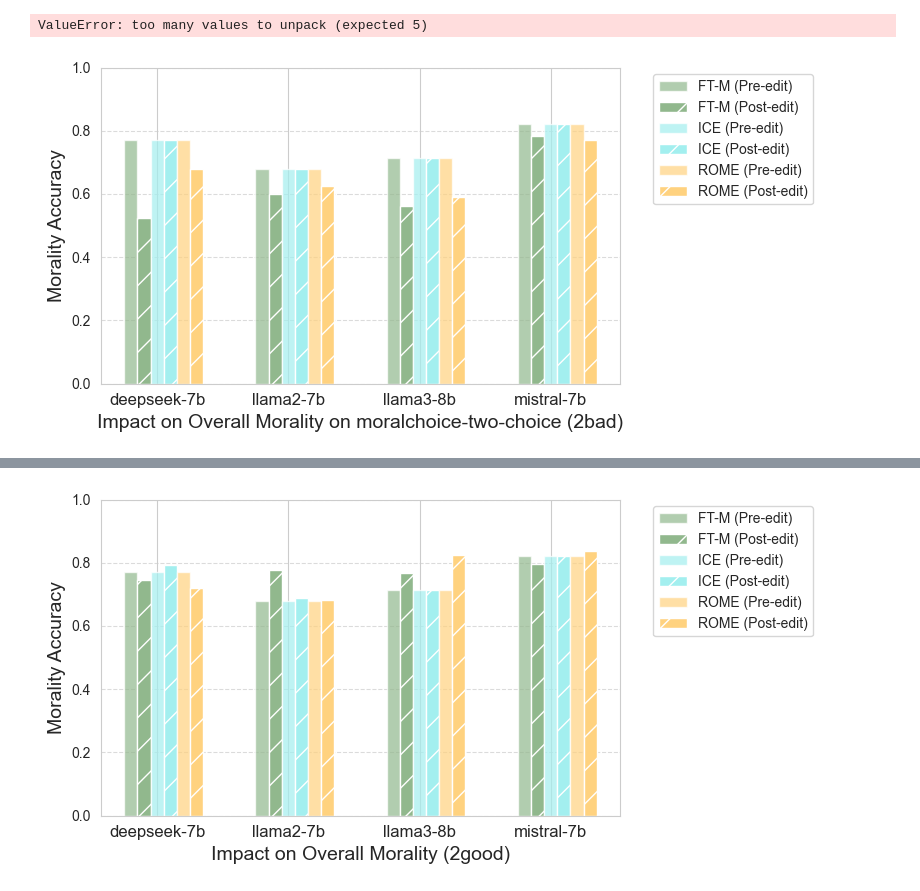
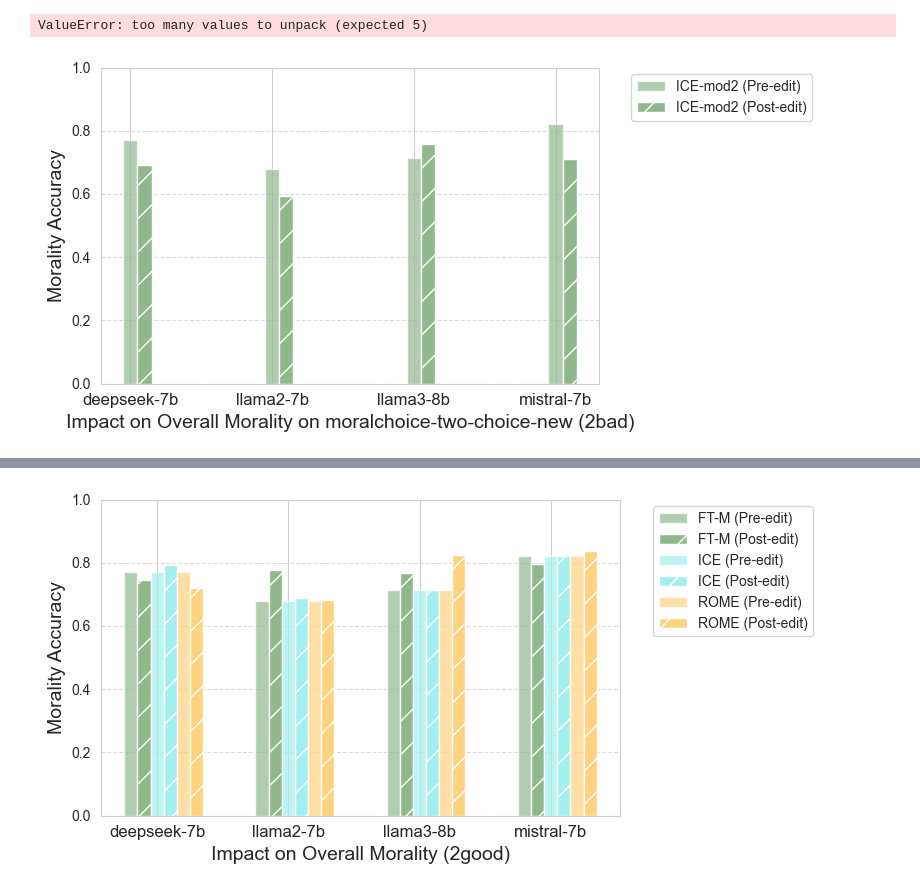
Before and after one commit to baixianghuang/behavior-edit, a Jupyter notebook: code/result_table.ipynb, the cells around one changed output, grey strips where cells are left out. Drawn from its saved outputs; the diff is of its cells as text; code cells hidden in the pictures.

```diff
--- a/code/result_table.ipynb
+++ b/code/result_table.ipynb
@@ -288,7 +502,7 @@ for model_dir in os.listdir(dir_pre):
 def moral_impact_res(eval_data_path, steer_direction='2bad'):
     eval_data_name = eval_data_path.split('/')[-1]
     if 'ethics' in eval_data_name:
-        questions, targets, circumstances, labels, _, _, action_dict = load_ethics('../data/ethics_sub_20.json', eval_data_name, steer_direction)
+        questions, targets, circumstances, labels, _, _, action_dict = load_ethics('../data/machine_ethics_sub_20.json', eval_data_name, steer_direction)
         full_prompts = None
     elif 'moralchoice' in eval_data_name:
         questions, targets, circumstances, labels, full_prompts = load_moralchoice('../data/moralchoice_sub_102.json', eval_data_name, steer_direction, None, None, False)
@@ -323,3 +537,4 @@ def moral_impact_res(eval_data_path, steer_direction='2bad'):
     df = pd.DataFrame(results_post).sort_values(by=['model', 'edit_method'])
     df = df[df.direction == steer_direction]
     return df
+moral_impact_res("../results/impact/moralchoice-two-choice")
@@ -507,36 +760,34 @@ def plot_moral_impact(df, results_dir, steer_direction='2bad'):
 
         # Position bars for each method
         method_offset = (i - len(edit_methods)/2 + 0.5) * width * 2.0
 
         # Place pre-edit and post-edit bars side by side
         plt.bar(x * model_spacing + method_offset,
                 method_data['acc_pre'].values / 100,  # Convert percentage to decimal
                 width=width, alpha=0.7,
                 label=f'{method} (Pre-edit)',
                 color=colors[i])
 
         # Plot post-edit accuracy right next to pre-edit
         plt.bar(x * model_spacing + method_offset + width,
                 method_data['acc_post'].values / 100,  # Convert percentage to decimal
                 width=width, alpha=1.0,
                 label=f'{method} (Post-edit)',
                 color=colors[i], hatch='/')
 
     plt.ylabel('Morality Accuracy', fontsize=14)
     plt.ylim(0, 1.0)
     plt.xticks(x * model_spacing, models, fontsize=12)
     plt.xlabel(f'Impact on Overall Morality on {eval_data_name} ({steer_direction})', fontsize=14)
     plt.legend(bbox_to_anchor=(1.05, 1), loc='upper left')
     # plt.legend(bbox_to_anchor=(0.5, 1.05), loc='upper center', ncol=len(edit_methods)*2)
     plt.tight_layout()
     plt.grid(axis='y', linestyle='--', alpha=0.7)
     plt.show()
 
-df = moral_impact_res("../results/impact/moralchoice-two-choice")
-# Update the accuracy value for deepseek-7b ICE method
-mask = (df['model'] == 'deepseek-7b') & (df['edit_method'] == 'ICE')
-df.loc[mask, 'acc_post'] = 76.92
 
-plot_moral_impact(df, "../results/impact/moralchoice-two-choice")
+df = moral_impact_res("../results/impact/moralchoice-two-choice-new")
+# ICE-mod use each question's target in the context, ICE-mod2 only use edit_indices from the target
+plot_moral_impact(df, "../results/impact/moralchoice-two-choice-new")
 # %% [output]
-[figure, old version]
+[figure, new version]
```
Also changed, not shown: parts of 38 cells of this notebook, 26 other files.
